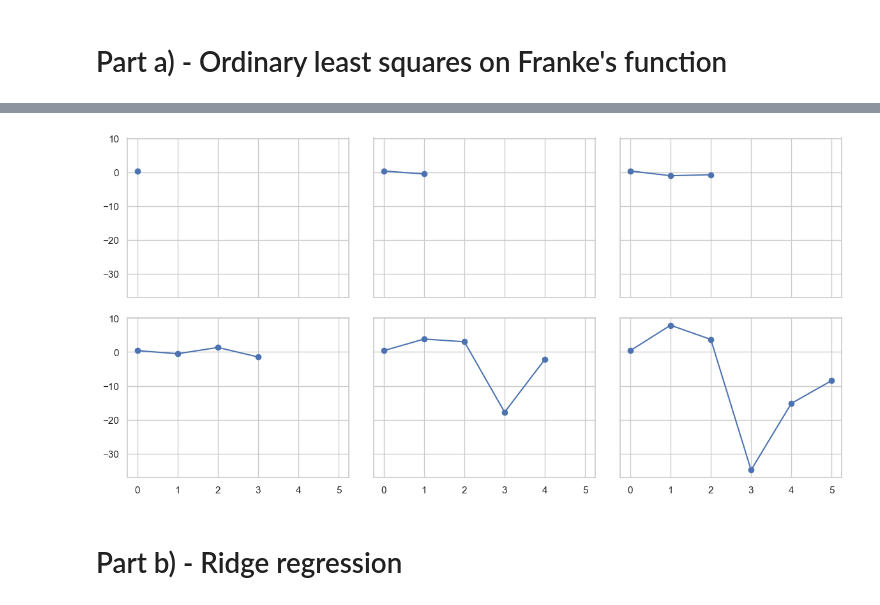
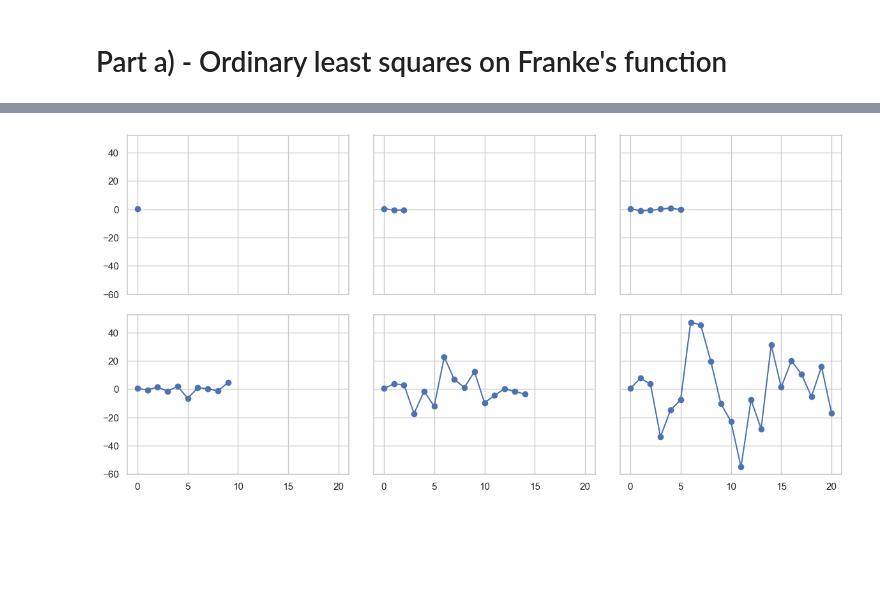
Before and after one commit to MariaFlyAway/Project1_FYS_STK, a Jupyter notebook: mse.ipynb, the cells around one changed output, grey strips where cells are left out. Saved outputs shown, nothing was run; the diff lists cells and outputs as text; code cells hidden in the pictures; blank space fills up the shorter version.

Commit message:
Finishing ridge, polishing mse. Fixing 2D beta-plots.

```diff
--- a/mse.ipynb
+++ b/mse.ipynb
@@ -39,7 +40,7 @@ def polynomial_matrix_2D(x, y, p, no_intercept=True):
 
 	return X
 # %%
-# Generating dataset
+# --- Generating dataset
 n = 100 # the square root of the number of datapoints
 x, y = np.linspace(0,1,n), np.linspace(0,1,n)
 x, y = np.meshgrid(x, y)
@@ -49,11 +50,13 @@ y = y.ravel()
 k = .1 # noise coefficient
 z = FrankeFunction(x,y) + k*np.random.randn(n**2) # target variable with standard normal noise
 
-# Creating design matrix
-p = 5 # highest polynomial degree (should be low since sparse dataset means high risk of overfitting?)
-l = int((p+1)*(p+2)/2) # longest beta
-N = np.arange(p+1) # for looping and plotting later
+# --- Creating design matrix
+p = 5 # highest polynomial degree
+N = np.arange(p+1) # for looping
+L = [int((p+1)*(p+2)/2) for p in N] # beta lengths for plotting later
+l = L[-1] # greatest beta length
 
+# --- Loop
 MSE_OLS_train, MSE_OLS_test = np.zeros(p), np.zeros(p)
 R2_OLS_train, R2_OLS_test = np.zeros(p), np.zeros(p)
 beta_values = np.zeros((p+1,l))
@@ -88,7 +91,7 @@ for i in N:
     R2_OLS_test[i-1] = r2_score(y_predict_OLS, y_test)
 
     beta_values[i,0] = intercept
-    beta_values[i,1:len(beta_OLS)+1] = beta_OLS.T
+    beta_values[i,1:L[i]] = beta_OLS.T
 # %%
 # Plotting OLS MSE and R2 against complexity
 plt.plot(N[1:], MSE_OLS_train, 'o-', label='train')
@@ -104,11 +107,11 @@ plt.legend(); plt.show()
 # %%
 # Plotting beta coefficients
 fig, axs = plt.subplots(2,3, figsize=(12, 6), sharex=True, sharey=True); fig.tight_layout()
 axs = axs.flatten()
 
-for i in range(len(axs)):
-    axs[i].plot(N[:i+1], beta_values[i][:i+1], 'o-')
+for i,l in enumerate(L):
+    axs[i].plot(np.arange(l), beta_values[i][:l], 'o-')
 plt.show()
 # %% [output]
-[figure, old version]
+[figure, new version]
 # %%
@@ -116,2 +118,0 @@ plt.show()
-# %% [markdown]
-# Part b) - Ridge regression
```
Also changed, not shown: parts of 3 cells of this notebook, 1 other file.
